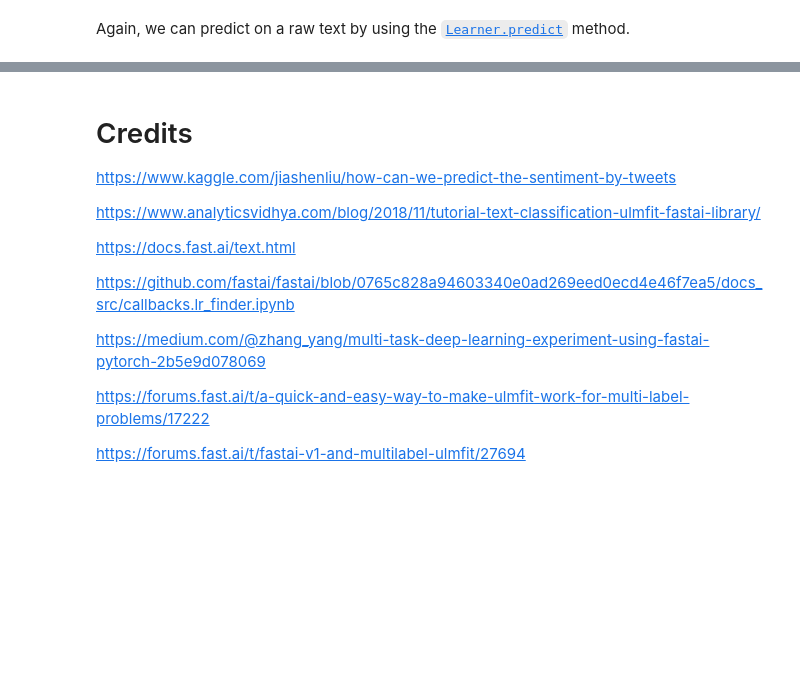
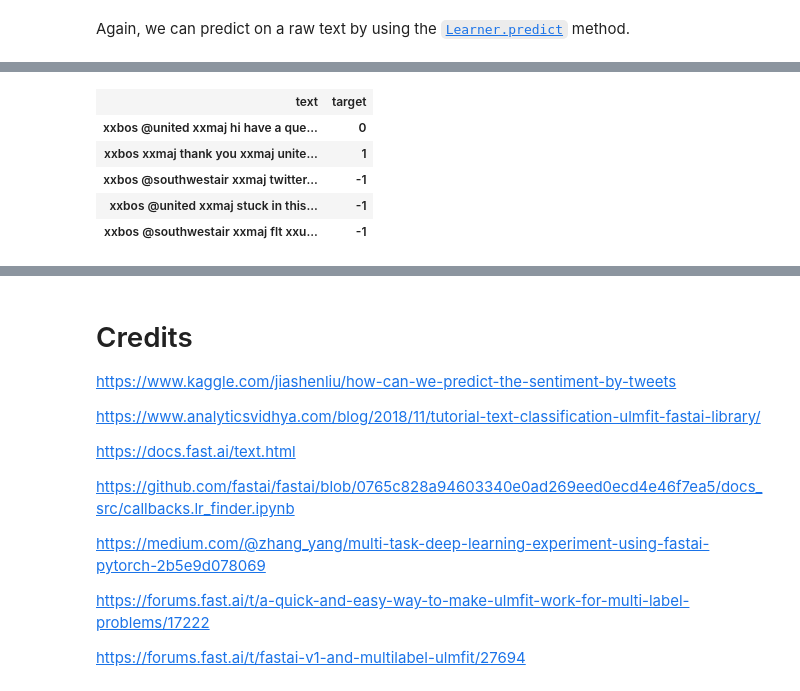
Before and after one commit to zlapp/Twitter-US-Airlines-Sentiment, a Jupyter notebook: Twitter-US-Airlines-Sentiment.ipynb, the cells around one changed output, grey strips where cells are left out. Drawn from its saved outputs; the diff is of its cells as text; code cells hidden in the pictures; blank space fills up the shorter version.

```diff
--- a/Twitter-US-Airlines-Sentiment.ipynb
+++ b/Twitter-US-Airlines-Sentiment.ipynb
@@ -505,0 +655,9 @@ learn.save("sent1")
+# %%
+data_clas.show_batch()
+# %% [output]
+| text | target |
+| xxbos @united xxmaj hi have a que... | 0 |
+| xxbos xxmaj thank you xxmaj unite... | 1 |
+| xxbos @southwestair xxmaj twitter... | -1 |
+| xxbos @united xxmaj stuck in this... | -1 |
+| xxbos @southwestair xxmaj flt xxu... | -1 |
```
Also changed, not shown: parts of 38 cells of this notebook.
